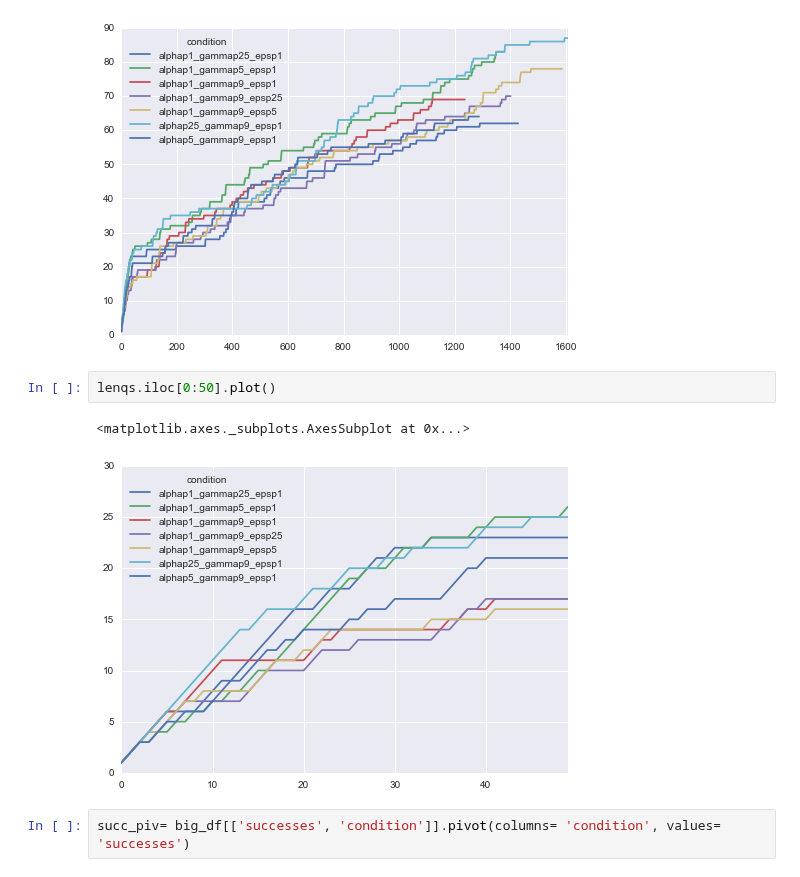
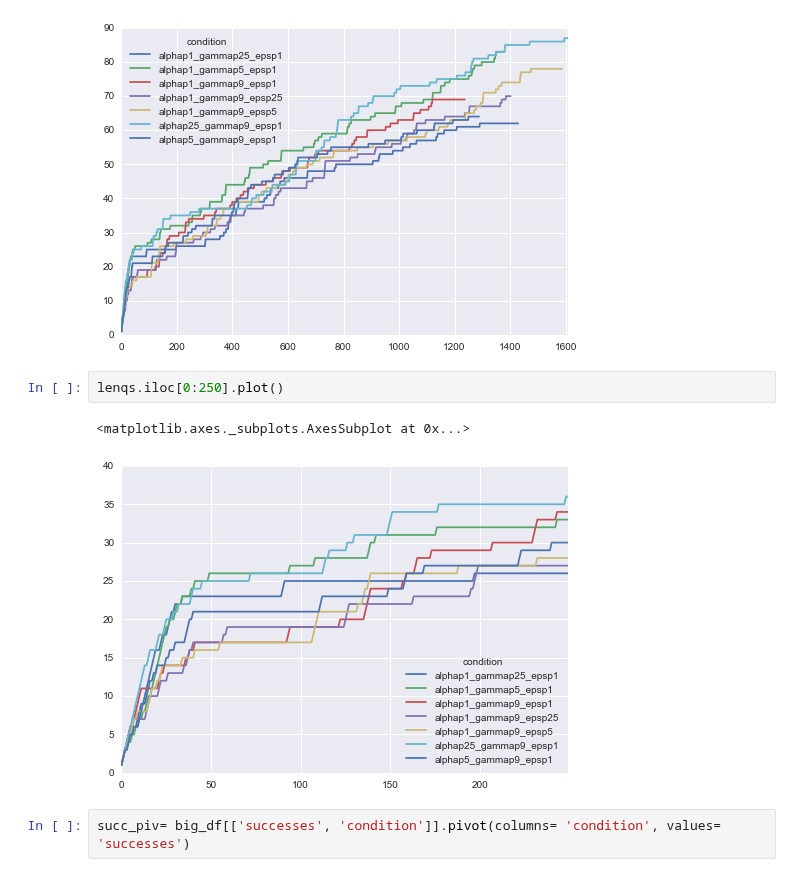
Before and after one commit to baumanab/Udacity_MachineLearningEngineer_ND, a Jupyter notebook: projects/smartcab/qlearn_analysis_sandbox.ipynb, the cells around one changed output. Saved outputs shown, nothing was run; the diff lists cells and outputs as text.

```diff
--- a/projects/smartcab/qlearn_analysis_sandbox.ipynb
+++ b/projects/smartcab/qlearn_analysis_sandbox.ipynb
@@ -109,10 +109,10 @@ lenqs.plot()
 <matplotlib.axes._subplots.AxesSubplot at 0x...>
 [figure]
 # %%
-lenqs.iloc[0:50].plot()
+lenqs.iloc[0:250].plot()
 # %% [output]
 <matplotlib.axes._subplots.AxesSubplot at 0x...>
-[figure, old version]
+[figure, new version]
 # %%
 succ_piv= big_df[['successes', 'condition']].pivot(columns= 'condition', values= 'successes')
 # %%
```
Also changed, not shown: parts of 17 cells of this notebook.
